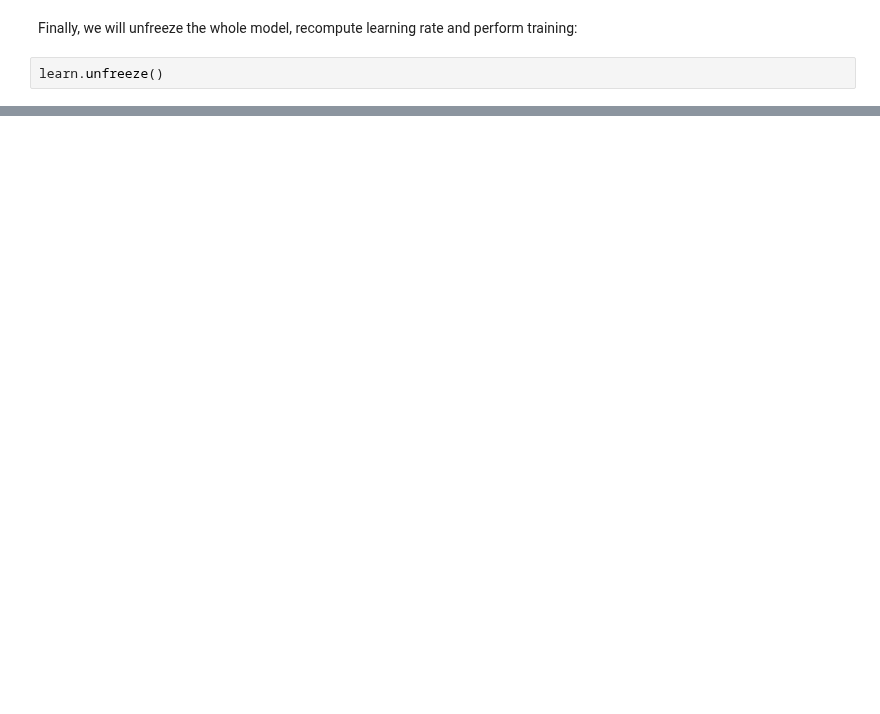
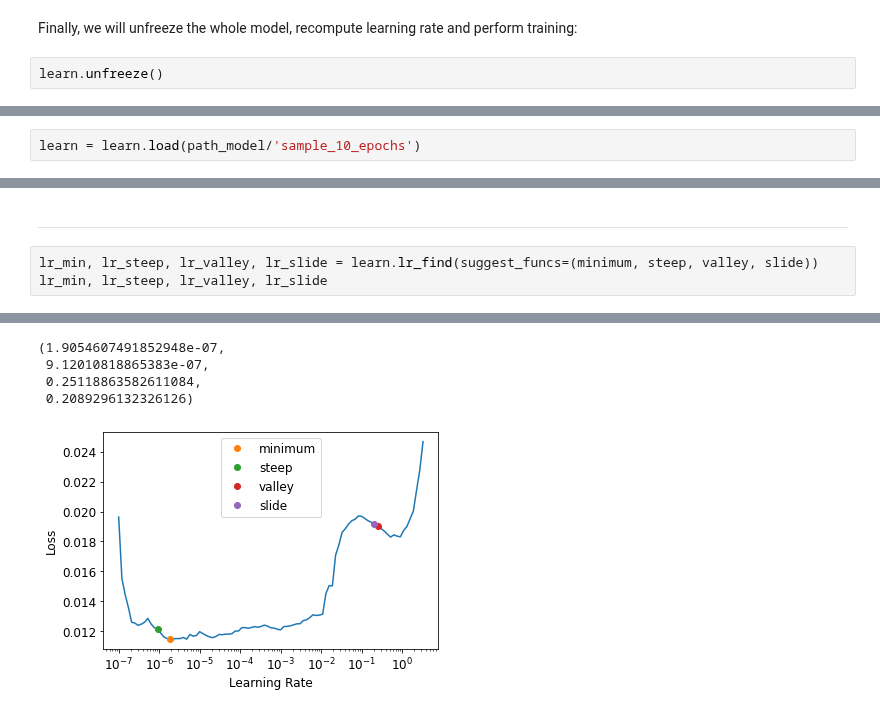
Before and after one commit to debjyotiSRoy/xcube_old, a Jupyter notebook: 02_models.ipynb, the cells around one changed output, grey strips where cells are left out. Cells and saved outputs as stored; diff of their text form; blank space fills up the shorter version.

```diff
--- a/02_models.ipynb
+++ b/02_models.ipynb
@@ -2120,0 +2190,2 @@ learn.fit_one_cycle(10)
+# %%
+learn = learn.load(path_model/'sample_10_epochs')
@@ -2120,0 +2197,6 @@ learn.fit_one_cycle(10)
+# %% [markdown]
+---
+# %%
+lr_min, lr_steep, lr_valley, lr_slide = learn.lr_find(suggest_funcs=(minimum, steep, valley, slide))
+lr_min, lr_steep, lr_valley, lr_slide
+# %% [output]
@@ -2120,0 +2204,5 @@ learn.fit_one_cycle(10)
+(1.9054607491852948e-07,
+ 9.12010818865383e-07,
+ 0.25118863582611084,
+ 0.2089296132326126)
+[figure, added]
```
Also changed, not shown: parts of 29 cells of this notebook.
